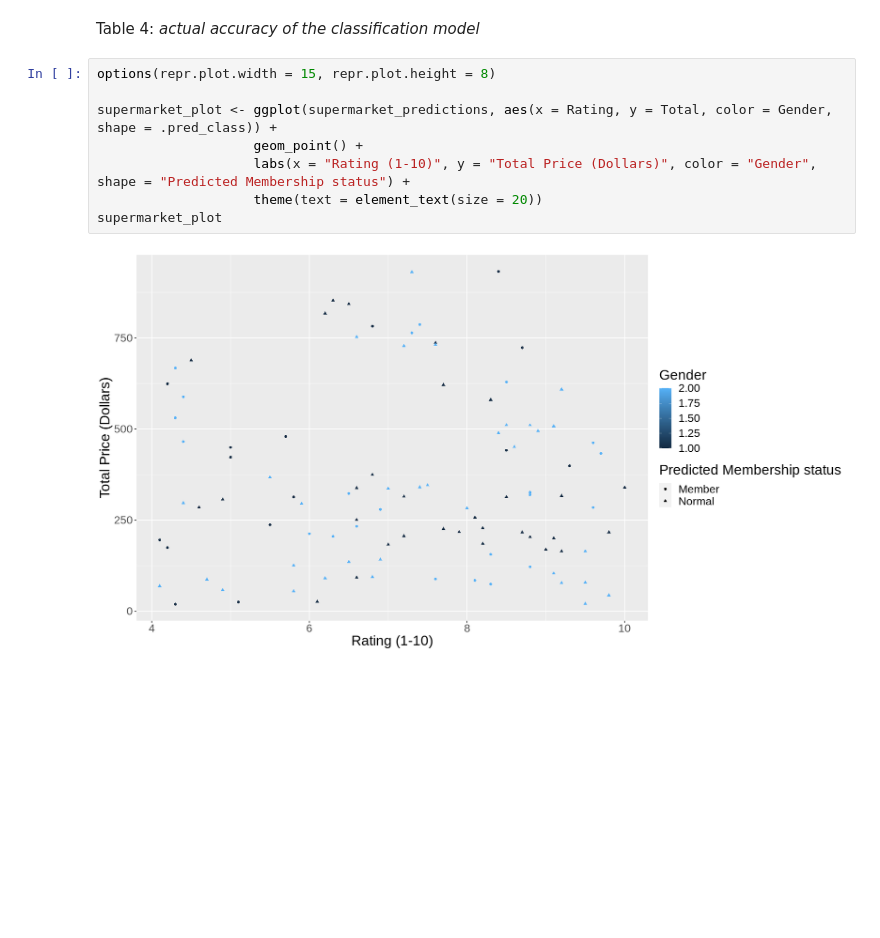
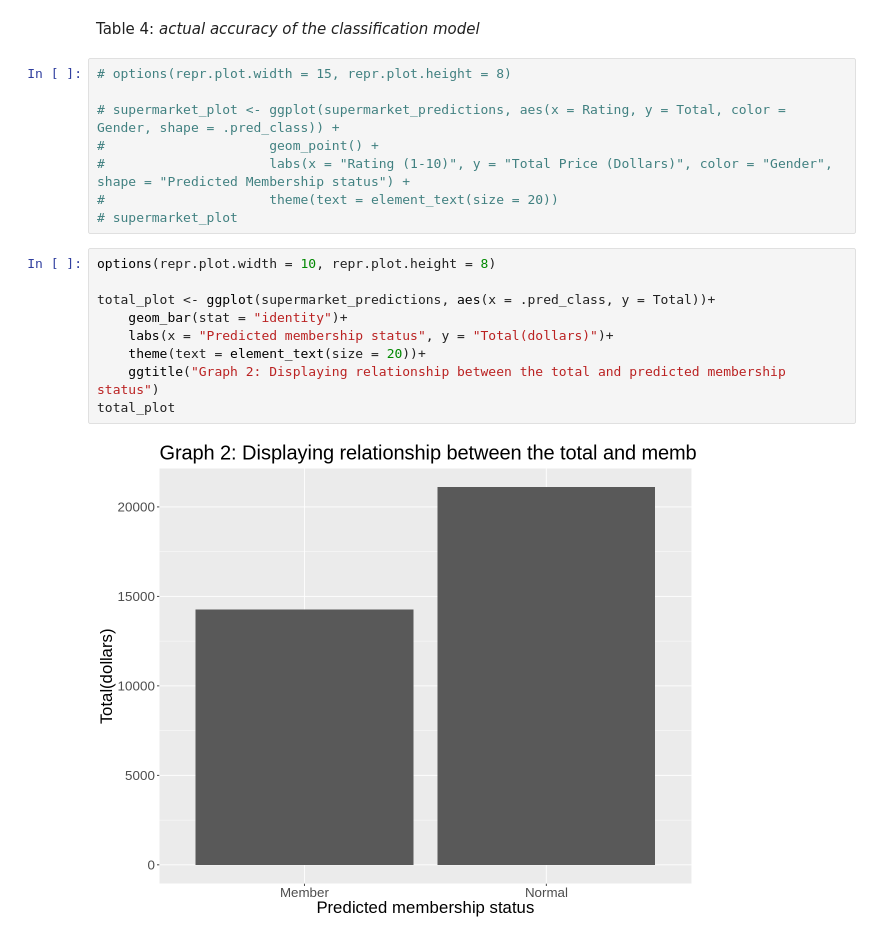
Before and after one commit to rajdhillon27/DSCI-classification-, a Jupyter notebook: Project.ipynb, the cells around one changed output. Saved outputs shown, nothing was run; the diff lists cells and outputs as text; blank space fills up the shorter version.

Commit message:
made the plots for rating and total

```diff
--- a/Project.ipynb
+++ b/Project.ipynb
@@ -279,12 +279,21 @@ A tibble: 2 × 3
 # %% [markdown]
 Table 4: *actual accuracy of the classification model*
 # %%
-options(repr.plot.width = 15, repr.plot.height = 8)
+# options(repr.plot.width = 15, repr.plot.height = 8)
 
-supermarket_plot <- ggplot(supermarket_predictions, aes(x = Rating, y = Total, color = Gender, shape = .pred_class)) +
-                    geom_point() +
-                    labs(x = "Rating (1-10)", y = "Total Price (Dollars)", color = "Gender", shape = "Predicted Membership status") +
-                    theme(text = element_text(size = 20))
-supermarket_plot
+# supermarket_plot <- ggplot(supermarket_predictions, aes(x = Rating, y = Total, color = Gender, shape = .pred_class)) +
+#                     geom_point() +
+#                     labs(x = "Rating (1-10)", y = "Total Price (Dollars)", color = "Gender", shape = "Predicted Membership status") +
+#                     theme(text = element_text(size = 20))
+# supermarket_plot
-# %% [output]
-[figure, removed]
+# %%
+options(repr.plot.width = 10, repr.plot.height = 8)
+
+total_plot <- ggplot(supermarket_predictions, aes(x = .pred_class, y = Total))+
+    geom_bar(stat = "identity")+
+    labs(x = "Predicted membership status", y = "Total(dollars)")+
+    theme(text = element_text(size = 20))+
+    ggtitle("Graph 2: Displaying relationship between the total and predicted membership status")
+total_plot
+# %% [output]
+[figure, added]
```
Also changed, not shown: parts of 1 cell of this notebook.
